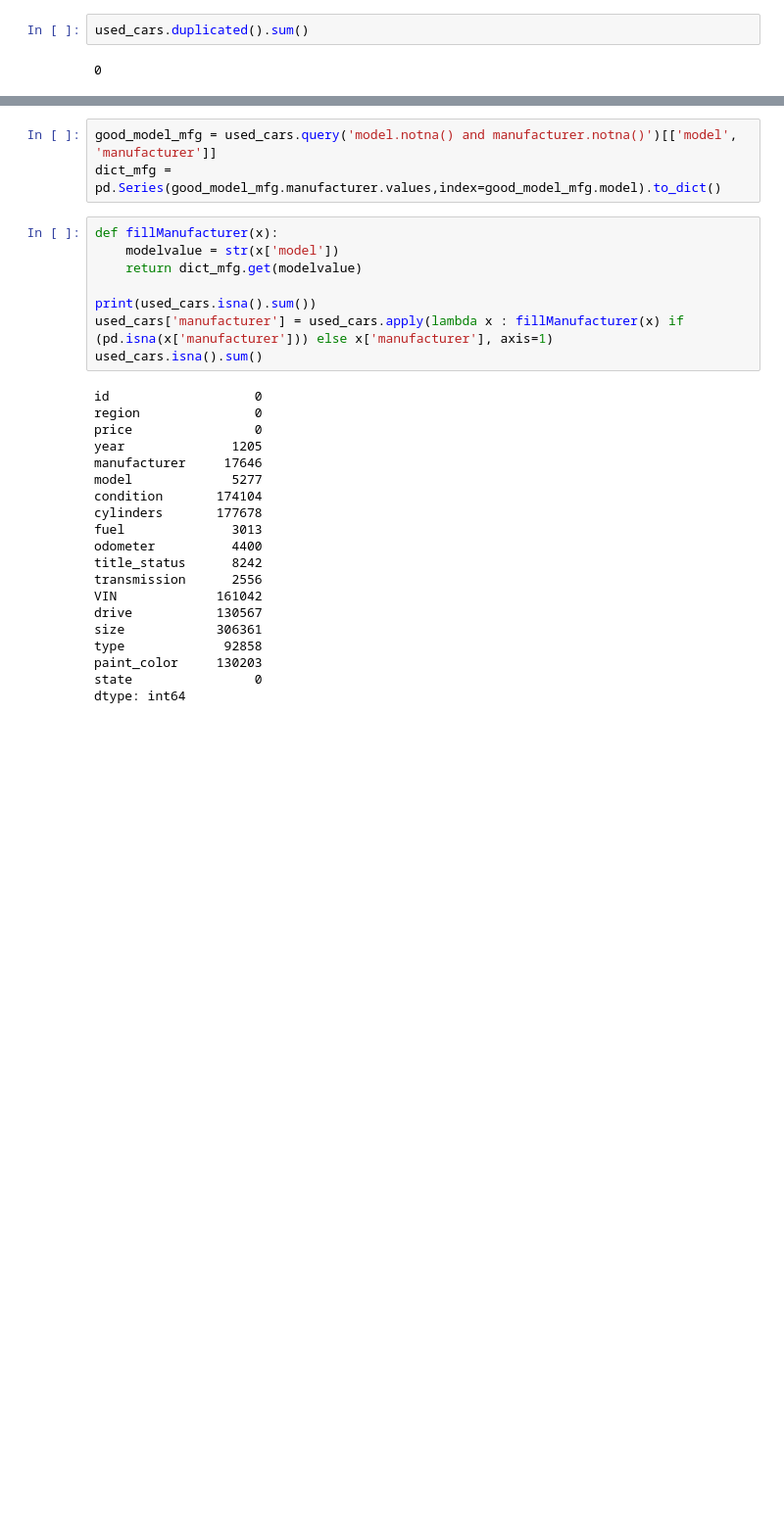
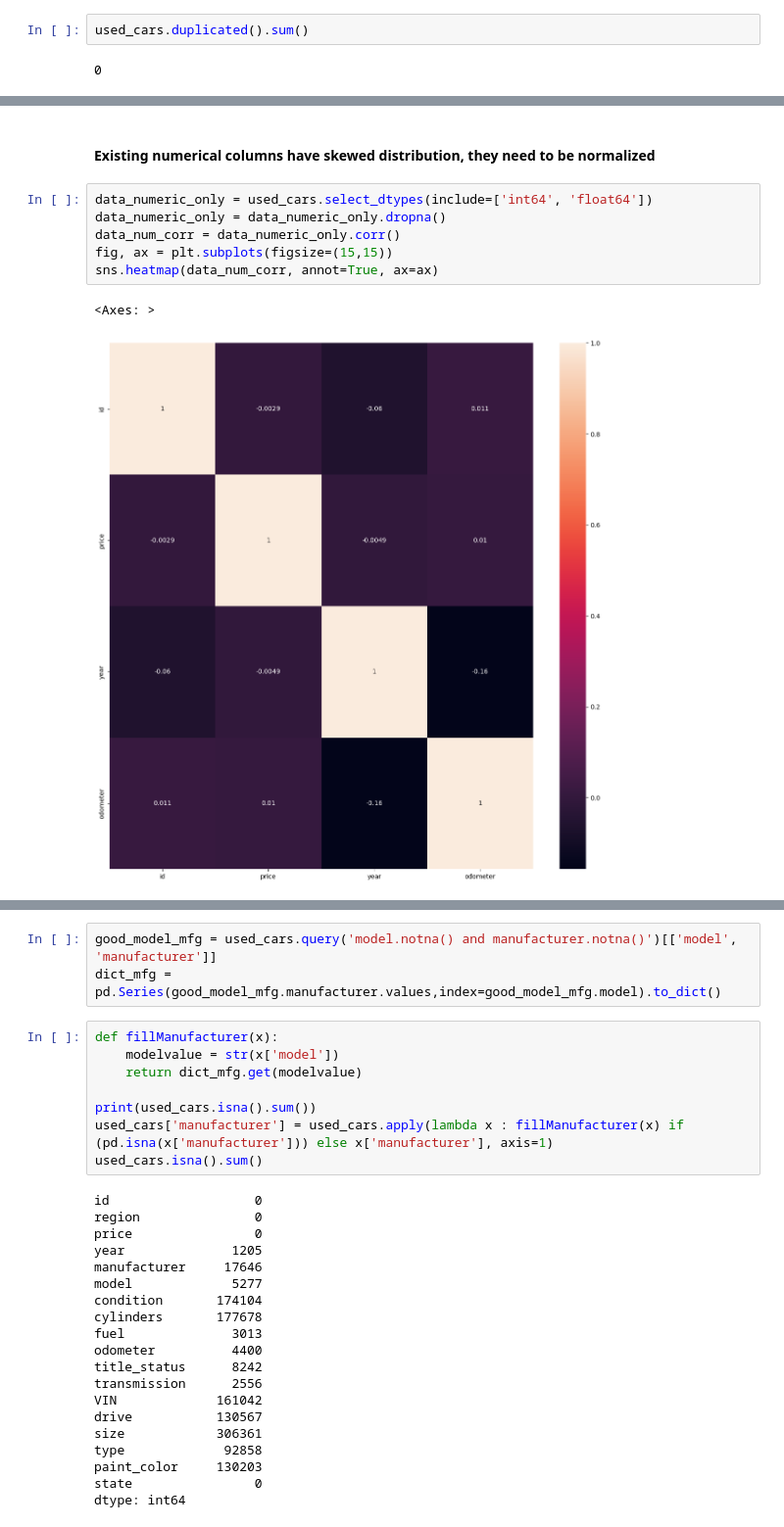
Before and after one commit to archana-rg/ml-practical-apps, a Jupyter notebook: used_car_price/used_car_price.ipynb, the cells around one changed output, grey strips where cells are left out. Shown at 98% size. Drawn from its saved outputs; the diff is of its cells as text; blank space fills up the shorter version.

```diff
--- a/used_car_price/used_car_price.ipynb
+++ b/used_car_price/used_car_price.ipynb
@@ -124,0 +150,11 @@ used_cars.duplicated().sum()
+# %% [markdown]
+#### Existing numerical columns have skewed distribution, they need to be normalized
+# %%
+data_numeric_only = used_cars.select_dtypes(include=['int64', 'float64'])
+data_numeric_only = data_numeric_only.dropna()
+data_num_corr = data_numeric_only.corr()
+fig, ax = plt.subplots(figsize=(15,15))
+sns.heatmap(data_num_corr, annot=True, ax=ax)
+# %% [output]
+<Axes: >
+[figure, added]
```
Also changed, not shown: parts of 191 cells of this notebook.
